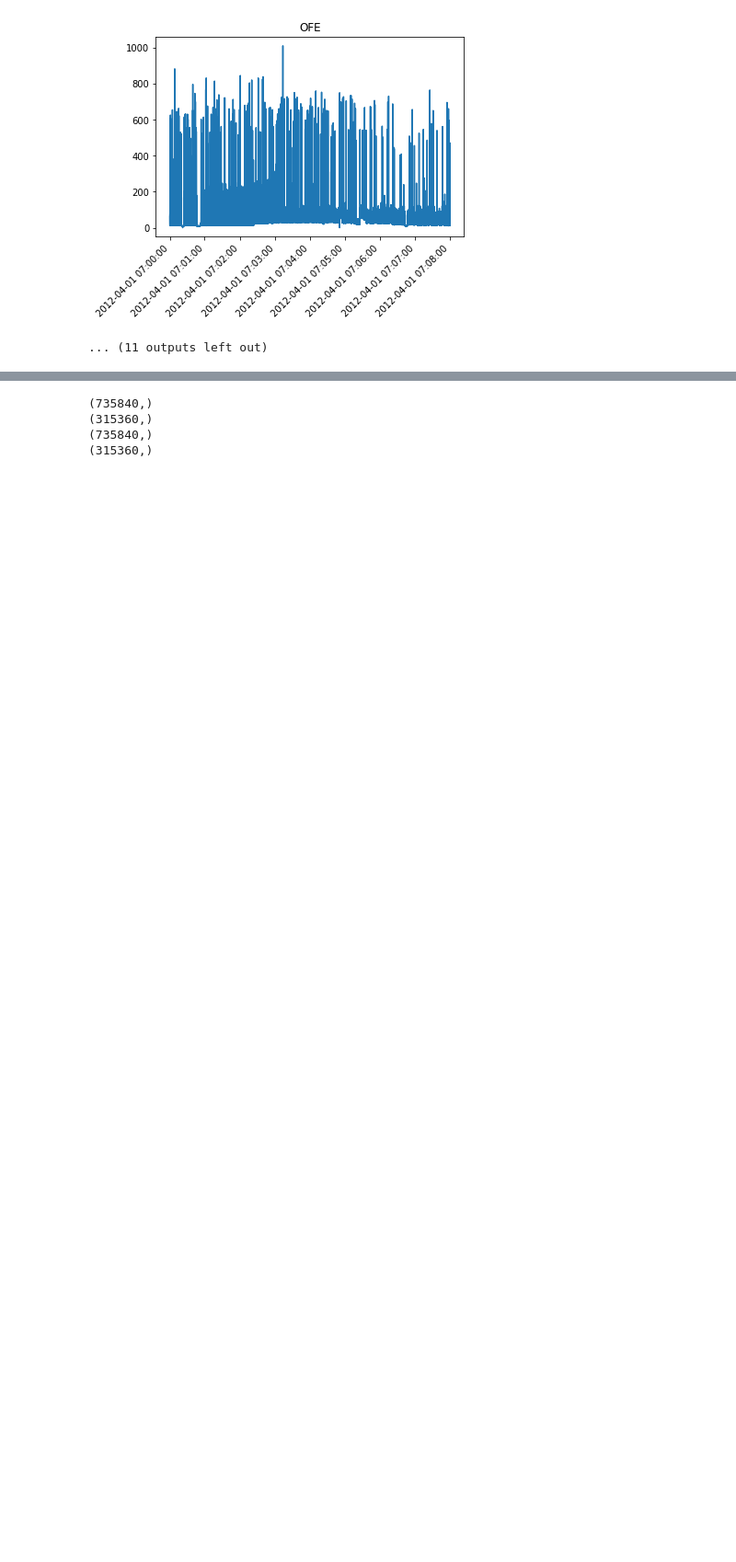
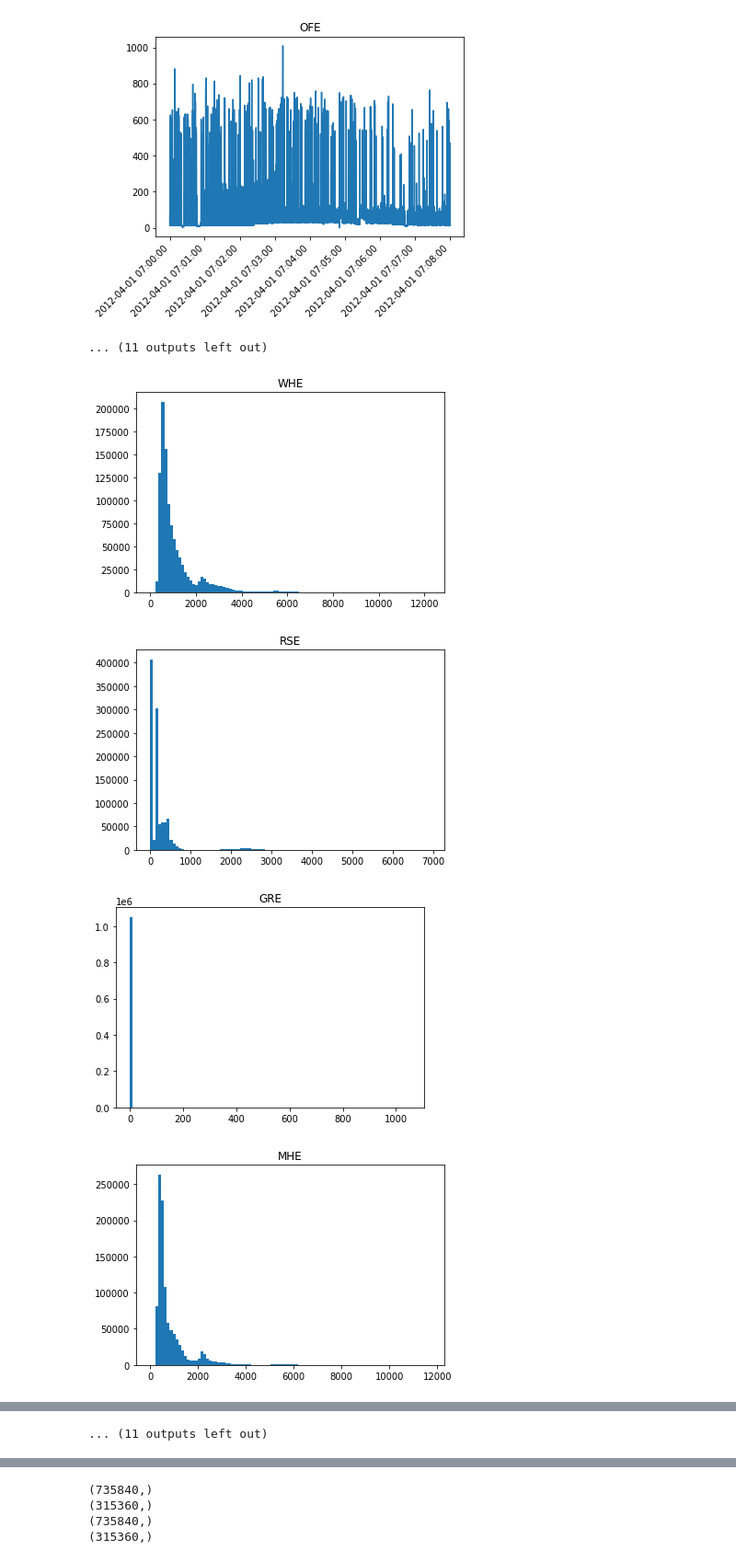
Before and after one commit to HenHimA1/A1, a Jupyter notebook: AMPds_KNN.ipynb, the cells around one changed output, grey strips where cells are left out. Shown at 92% size. Cells and saved outputs as stored; diff of their text form; code cells hidden in the pictures; blank space fills up the shorter version.

```diff
--- a/AMPds_KNN.ipynb
+++ b/AMPds_KNN.ipynb
@@ -40,3 +40,16 @@ for i in data1.drop('UNIX_TS', axis=1):
 [figure]
 [figure]
 ... (11 outputs left out)
+# %%
+for i in data1.drop('UNIX_TS', axis=1):
+  fig = plt.figure()
+  axes = fig.add_subplot(111)
+  plt.title(i)
+  axes.hist(data1[i], bins=100, range=[0,data1[i].max()])
+  # axes.set_xticklabels(X_test.index, rotation = 45, ha="right")
+  plt.show()
+# %% [output]
+[figure, added]
+[figure, added]
+[figure, added]
+[figure, added]
@@ -43,3 +64,4 @@ for i in data1.drop('UNIX_TS', axis=1):
+... (11 outputs left out)
 # %%
 output_label = ["BME", "CDE", "FGE", "HPE", "TVE", "WOE", "UNE"]
 # %%
```
Also changed, not shown: parts of 4 cells of this notebook.
